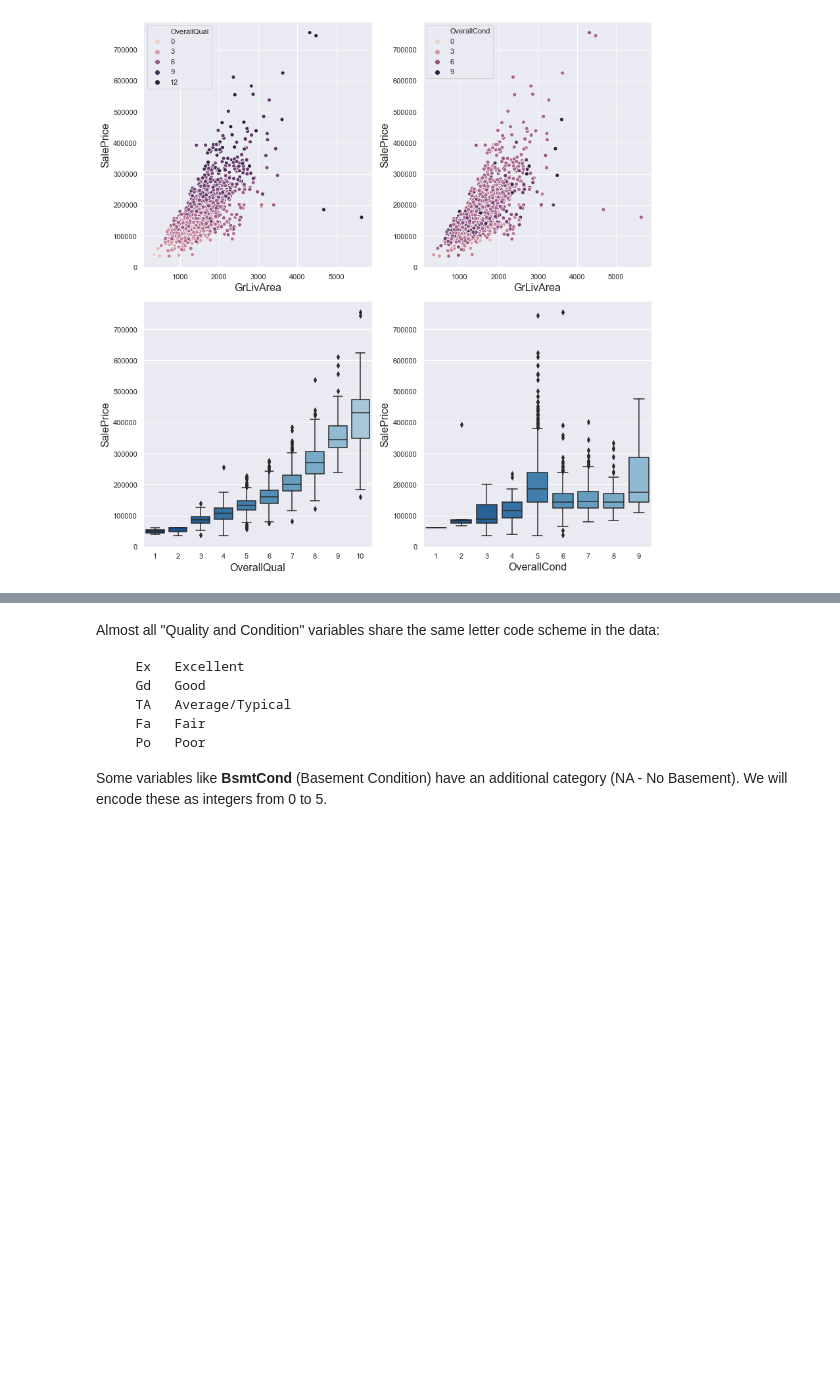
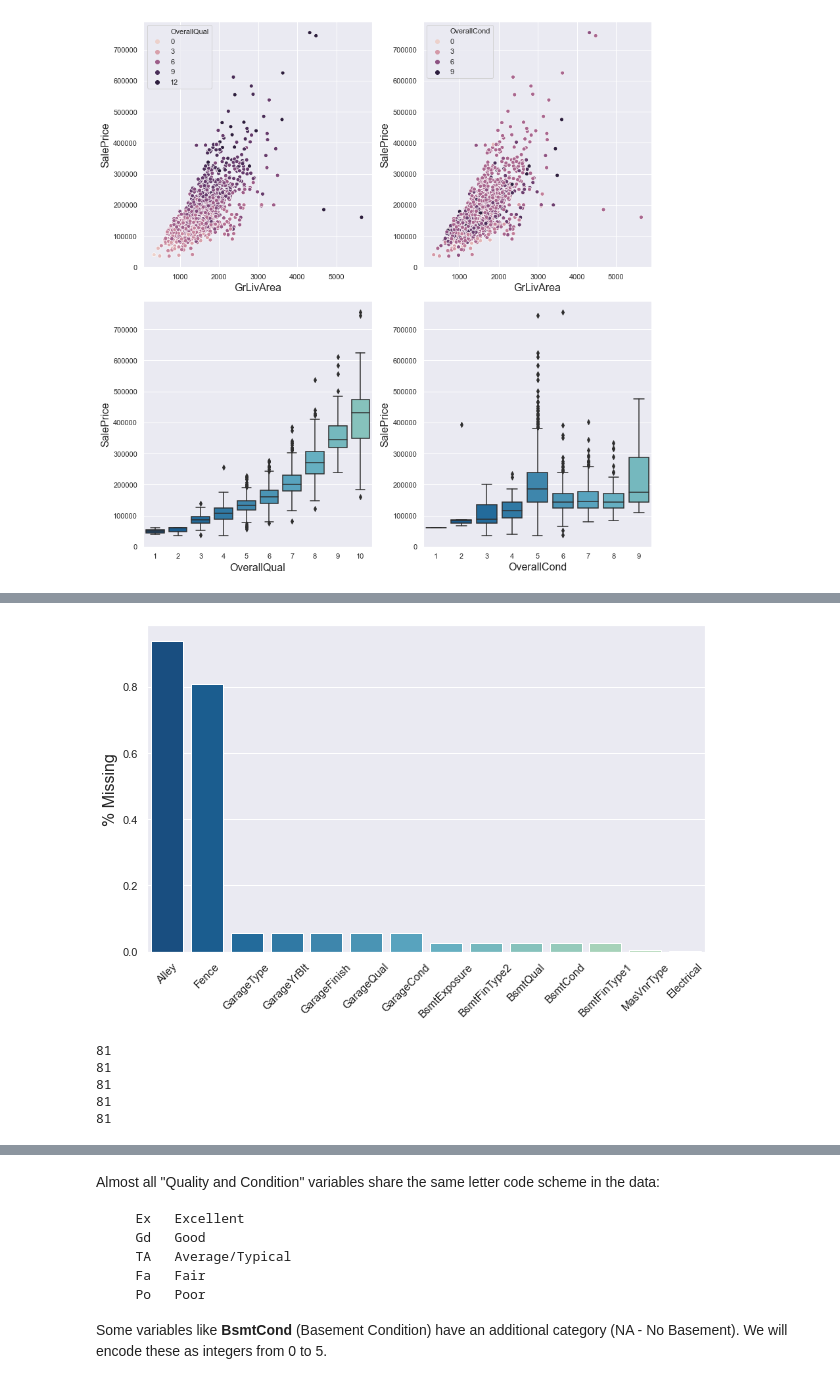
Before and after one commit to wcneill/kaggle, a Jupyter notebook: house prices/sales.ipynb, the cells around one changed output, grey strips where cells are left out. Cells and saved outputs as stored; diff of their text form; code cells hidden in the pictures; blank space fills up the shorter version.

```diff
--- a/house prices/sales.ipynb
+++ b/house prices/sales.ipynb
@@ -98,0 +129,2 @@ Next we will run through some of the other most intuitive predictors of home sal
+# %%
+train_df.FireplaceQu.fillna('NA', inplace=True)
@@ -98,0 +140,2 @@ Next we will run through some of the other most intuitive predictors of home sal
+# %%
+train_df.PoolQC.fillna("NA", inplace=True)
@@ -98,0 +154,2 @@ Next we will run through some of the other most intuitive predictors of home sal
+# %%
+train_df.MiscFeature.fillna("NA", inplace=True)
@@ -98,0 +160,15 @@ Next we will run through some of the other most intuitive predictors of home sal
+# %%
+train_df.MasVnrArea.fillna(train_df.MasVnrArea.median(), inplace=True)
+train_df.LotFrontage.fillna(train_df.LotFrontage.median(), inplace=True)
+viz_missing()
+# %% [output]
+[figure, added]
+# %%
+for var in ['GarageType', 'GarageYrBlt', 'GarageFinish', 'GarageQual', 'GarageCond']:
+    print(train_df[var].isna().sum())
+# %% [output]
+81
+81
+81
+81
+81
```
Also changed, not shown: parts of 45 cells of this notebook.
